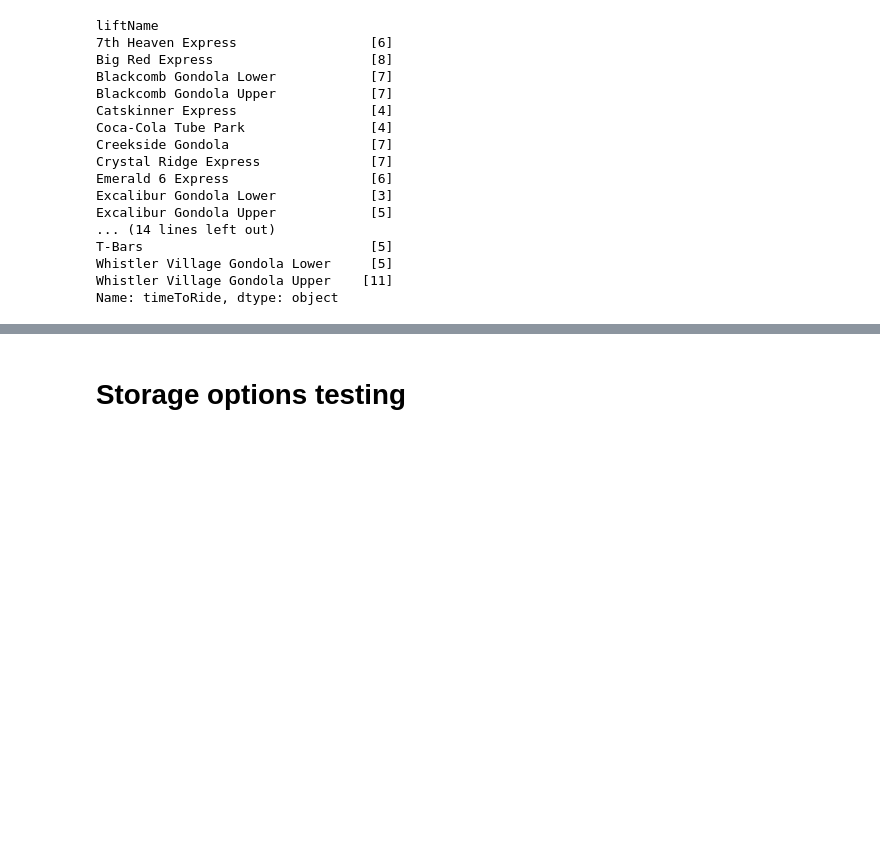
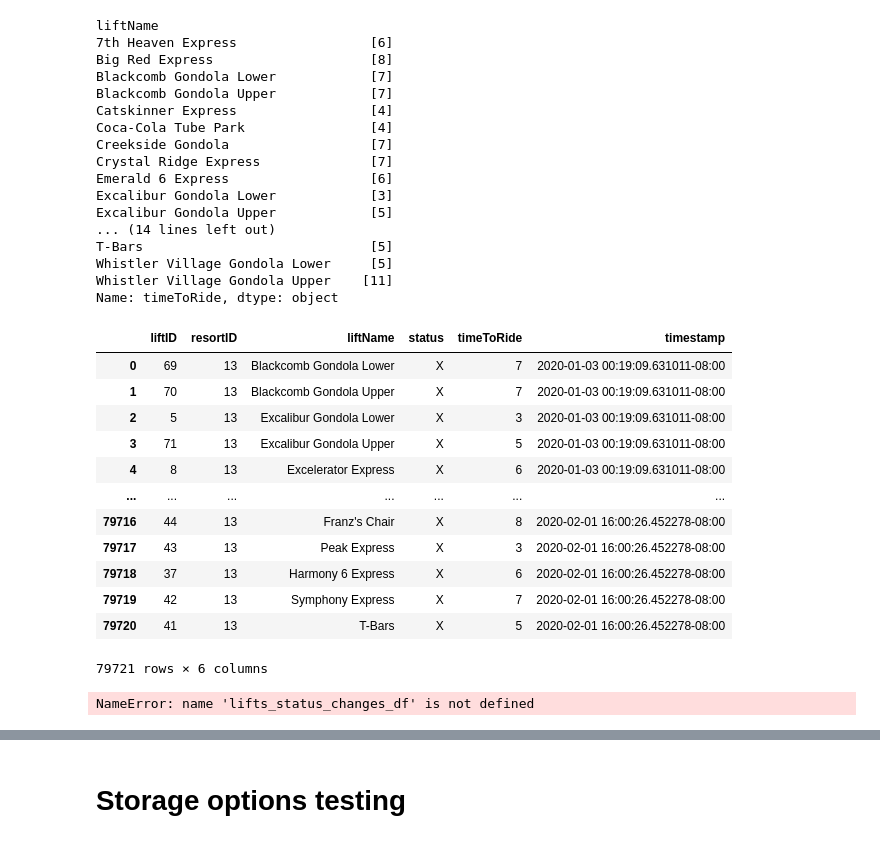
Before and after one commit to Pall-v/snowbot, a Jupyter notebook: notebooks/2.0-pv-process-json.ipynb, the cells around one changed output, grey strips where cells are left out. Saved outputs shown, nothing was run; the diff lists cells and outputs as text; code cells hidden in the pictures; blank space fills up the shorter version.

```diff
--- a/notebooks/2.0-pv-process-json.ipynb
+++ b/notebooks/2.0-pv-process-json.ipynb
@@ -176,19 +175,50 @@ T-Bars                             [5]
 Whistler Village Gondola Lower     [5]
 Whistler Village Gondola Upper    [11]
 Name: timeToRide, dtype: object
+# %%
+lifts_df
+# %% [output]
+|  | liftID | resortID | liftName | status | timeToRide | timestamp |
+| 0 | 69 | 13 | Blackcomb Gondola Lower | X | 7 | 2020-01-03 00:19:09.631011-08:00 |
+| 1 | 70 | 13 | Blackcomb Gondola Upper | X | 7 | 2020-01-03 00:19:09.631011-08:00 |
+| 2 | 5 | 13 | Excalibur Gondola Lower | X | 3 | 2020-01-03 00:19:09.631011-08:00 |
+| 3 | 71 | 13 | Excalibur Gondola Upper | X | 5 | 2020-01-03 00:19:09.631011-08:00 |
+| 4 | 8 | 13 | Excelerator Express | X | 6 | 2020-01-03 00:19:09.631011-08:00 |
+| ... | ... | ... | ... | ... | ... | ... |
+| 79716 | 44 | 13 | Franz's Chair | X | 8 | 2020-02-01 16:00:26.452278-08:00 |
+| 79717 | 43 | 13 | Peak Express | X | 3 | 2020-02-01 16:00:26.452278-08:00 |
+| 79718 | 37 | 13 | Harmony 6 Express | X | 6 | 2020-02-01 16:00:26.452278-08:00 |
+| 79719 | 42 | 13 | Symphony Express | X | 7 | 2020-02-01 16:00:26.452278-08:00 |
+| 79720 | 41 | 13 | T-Bars | X | 5 | 2020-02-01 16:00:26.452278-08:00 |
+79721 rows × 6 columns
 # %%
-# Get status durations
-# TBD: optimize if needed via # 3 under:
-# https://towardsdatascience.com/pandas-tips-and-tricks-33bcc8a40bb9
-df = lifts_status_changes_df.sort_values(by=['liftID', 'timestamp'])
-df['time_diff'] = df.groupby('liftID')['timestamp'].diff(1).shift(-1)
+def get_status_durations(lifts_df):
+    '''Calculate values and add columns for the time difference between the
+    timestamp for the current status and the timestamp for the next status
+    for each lift:
+    `time_diff` column: Gives the duration that the lift was in the status indicated in the `status` column.
+    `time_diff_seconds` column: `time_diff` converted to seconds.
 
-# Fill in the durations which will be missing for the most recent status changes
-missing_time_diffs_idx = df.loc[(df['time_diff'].isnull()) & (
-    df['timestamp'] >= df['timestamp'].min()), 'timestamp'].index.values
+    lifts_status_changes_df should be TBD
+    '''
+    # TBD: optimize if needed via # 3 under:
+    # https://towardsdatascience.com/pandas-tips-and-tricks-33bcc8a40bb9
+    df = lifts_df.sort_values(by=['liftID', 'timestamp'])
+    df['time_diff'] = df.groupby('liftID')['timestamp'].diff(1).shift(-1)
 
-df.loc[missing_time_diffs_idx, 'time_diff'] = df['timestamp'].max(
-) - df.loc[missing_time_diffs_idx, 'timestamp']
+    # Fill in the durations which will be missing for the most recent status changes
+    missing_time_diffs_idx = df.loc[(df['time_diff'].isnull()) & (
+        df['timestamp'] >= df['timestamp'].min()), 'timestamp'].index.values
 
-# Convert to seconds
-df['time_diff_seconds'] = df['time_diff'].dt.total_seconds()
+    df.loc[missing_time_diffs_idx, 'time_diff'] = df['timestamp'].max(
+    ) - df.loc[missing_time_diffs_idx, 'timestamp']
+
+    # Convert to seconds
+    df['time_diff_seconds'] = df['time_diff'].dt.total_seconds()
+
+    return df
+
+
+df = get_status_durations(lifts_status_changes_df)
+# %% [output]
+NameError: name 'lifts_status_changes_df' is not defined
```
Also changed, not shown: parts of 27 cells of this notebook, 5 other files.
